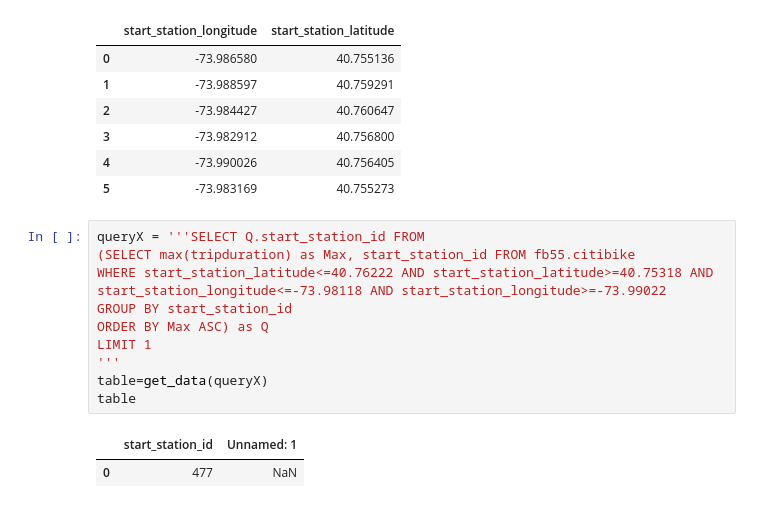
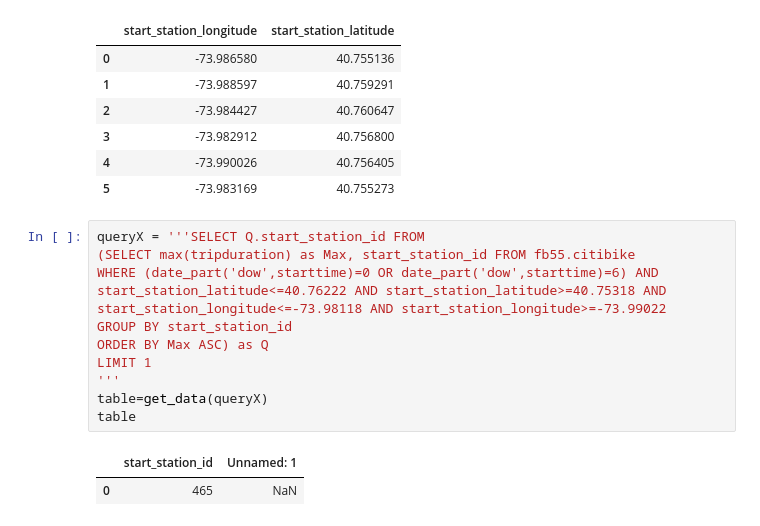
Before and after one commit to ewelinnam/PUI2018_em3845, a Jupyter notebook: HW5_em3845/Assignment2.ipynb, the cells around one changed output. Drawn from its saved outputs; the diff is of its cells as text.

```diff
--- a/HW5_em3845/Assignment2.ipynb
+++ b/HW5_em3845/Assignment2.ipynb
@@ -202,13 +215,13 @@ table
 # %%
 queryX = '''SELECT Q.start_station_id FROM
 (SELECT max(tripduration) as Max, start_station_id FROM fb55.citibike
-WHERE start_station_latitude<=40.76222 AND start_station_latitude>=40.75318 AND start_station_longitude<=-73.98118 AND start_station_longitude>=-73.99022
+WHERE (date_part('dow',starttime)=0 OR date_part('dow',starttime)=6) AND start_station_latitude<=40.76222 AND start_station_latitude>=40.75318 AND start_station_longitude<=-73.98118 AND start_station_longitude>=-73.99022
 GROUP BY start_station_id
 ORDER BY Max ASC) as Q
 LIMIT 1
 '''
 table=get_data(queryX)
 table
 # %% [output]
 |  | start_station_id | Unnamed: 1 |
-| 0 | 477 | NaN |
+| 0 | 465 | NaN |
```
Also changed, not shown: parts of 2 cells of this notebook.
